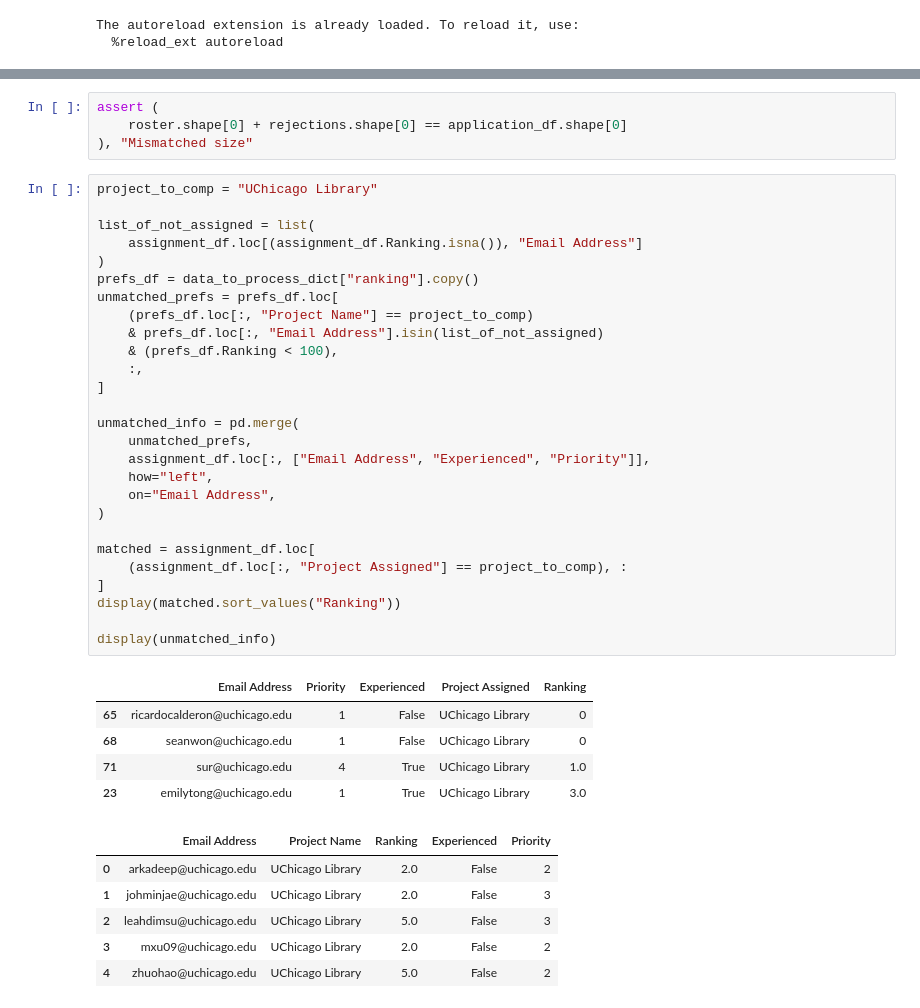
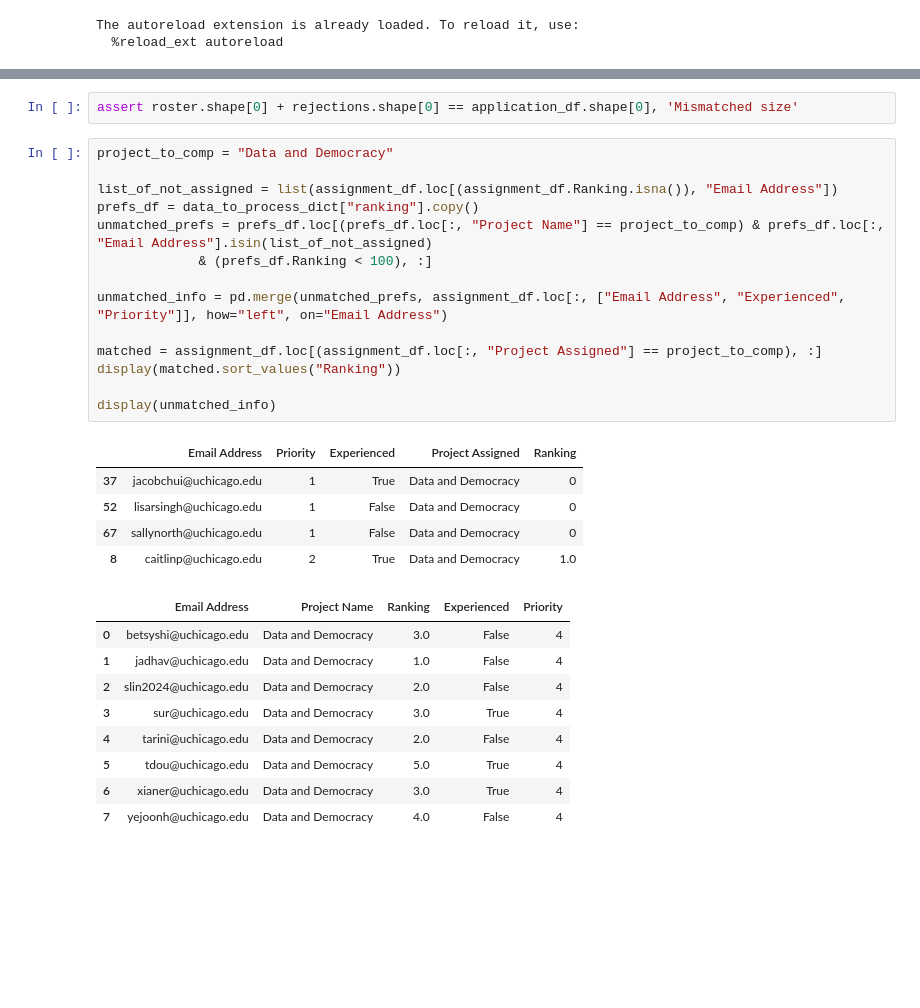
Before and after one commit to dsi-clinic/the-clinic, a Jupyter notebook: admin/matching/notebooks/matching.ipynb, the cells around one changed output, grey strips where cells are left out. Cells and saved outputs as stored; diff of their text form; blank space fills up the shorter version.

```diff
--- a/admin/matching/notebooks/matching.ipynb
+++ b/admin/matching/notebooks/matching.ipynb
@@ -139,45 +108,33 @@ rejections.head()
 # %%
-assert (
-    roster.shape[0] + rejections.shape[0] == application_df.shape[0]
-), "Mismatched size"
+assert roster.shape[0] + rejections.shape[0] == application_df.shape[0], 'Mismatched size'
 # %%
-project_to_comp = "UChicago Library"
+project_to_comp = "Data and Democracy"
 
-list_of_not_assigned = list(
-    assignment_df.loc[(assignment_df.Ranking.isna()), "Email Address"]
-)
+list_of_not_assigned = list(assignment_df.loc[(assignment_df.Ranking.isna()), "Email Address"])
 prefs_df = data_to_process_dict["ranking"].copy()
-unmatched_prefs = prefs_df.loc[
-    (prefs_df.loc[:, "Project Name"] == project_to_comp)
-    & prefs_df.loc[:, "Email Address"].isin(list_of_not_assigned)
-    & (prefs_df.Ranking < 100),
-    :,
-]
+unmatched_prefs = prefs_df.loc[(prefs_df.loc[:, "Project Name"] == project_to_comp) & prefs_df.loc[:, "Email Address"].isin(list_of_not_assigned)
+             & (prefs_df.Ranking < 100), :]
 
-unmatched_info = pd.merge(
-    unmatched_prefs,
-    assignment_df.loc[:, ["Email Address", "Experienced", "Priority"]],
-    how="left",
-    on="Email Address",
-)
+unmatched_info = pd.merge(unmatched_prefs, assignment_df.loc[:, ["Email Address", "Experienced", "Priority"]], how="left", on="Email Address")
 
-matched = assignment_df.loc[
-    (assignment_df.loc[:, "Project Assigned"] == project_to_comp), :
-]
+matched = assignment_df.loc[(assignment_df.loc[:, "Project Assigned"] == project_to_comp), :]
 display(matched.sort_values("Ranking"))
 
 display(unmatched_info)
 # %% [output]
 |  | Email Address | Priority | Experienced | Project Assigned | Ranking |
-| 65 | ricardocalderon@uchicago.edu | 1 | False | UChicago Library | 0 |
-| 68 | seanwon@uchicago.edu | 1 | False | UChicago Library | 0 |
-| 71 | sur@uchicago.edu | 4 | True | UChicago Library | 1.0 |
-| 23 | emilytong@uchicago.edu | 1 | True | UChicago Library | 3.0 |
+| 37 | jacobchui@uchicago.edu | 1 | True | Data and Democracy | 0 |
+| 52 | lisarsingh@uchicago.edu | 1 | False | Data and Democracy | 0 |
+| 67 | sallynorth@uchicago.edu | 1 | False | Data and Democracy | 0 |
+| 8 | caitlinp@uchicago.edu | 2 | True | Data and Democracy | 1.0 |
 |  | Email Address | Project Name | Ranking | Experienced | Priority |
-| 0 | arkadeep@uchicago.edu | UChicago Library | 2.0 | False | 2 |
-| 1 | johminjae@uchicago.edu | UChicago Library | 2.0 | False | 3 |
-| 2 | leahdimsu@uchicago.edu | UChicago Library | 5.0 | False | 3 |
-| 3 | mxu09@uchicago.edu | UChicago Library | 2.0 | False | 2 |
-| 4 | zhuohao@uchicago.edu | UChicago Library | 5.0 | False | 2 |
+| 0 | betsyshi@uchicago.edu | Data and Democracy | 3.0 | False | 4 |
+| 1 | jadhav@uchicago.edu | Data and Democracy | 1.0 | False | 4 |
+| 2 | slin2024@uchicago.edu | Data and Democracy | 2.0 | False | 4 |
+| 3 | sur@uchicago.edu | Data and Democracy | 3.0 | True | 4 |
+| 4 | tarini@uchicago.edu | Data and Democracy | 2.0 | False | 4 |
+| 5 | tdou@uchicago.edu | Data and Democracy | 5.0 | True | 4 |
+| 6 | xianer@uchicago.edu | Data and Democracy | 3.0 | True | 4 |
+| 7 | yejoonh@uchicago.edu | Data and Democracy | 4.0 | False | 4 |
 # %%
 # Priority students that were not assigned to a project
```
Also changed, not shown: parts of 12 cells of this notebook, 1 other file.
